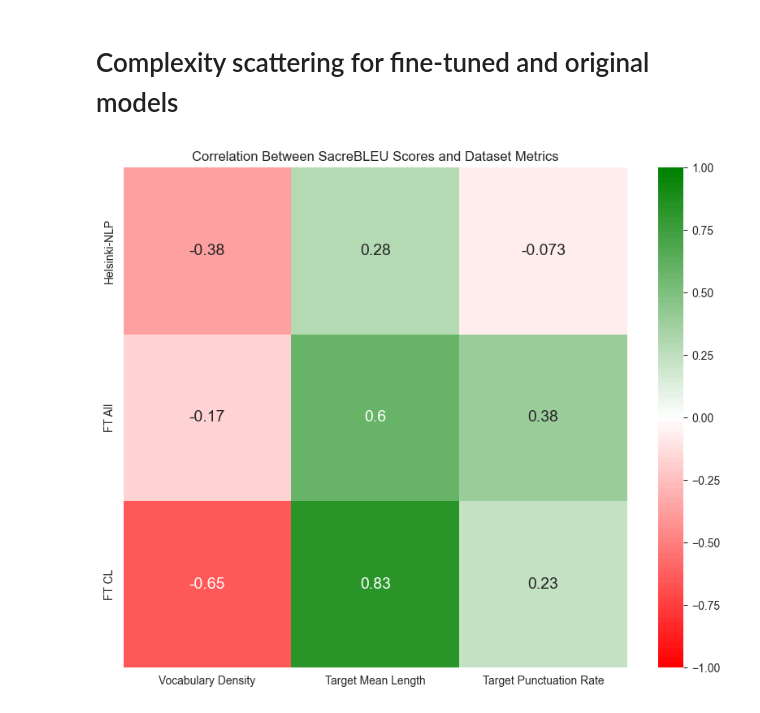
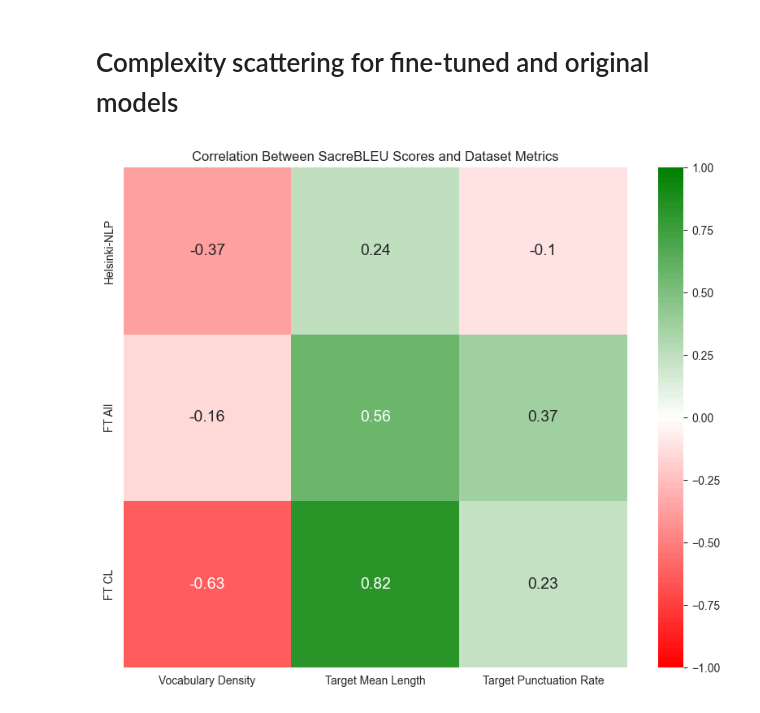
Before and after one commit to zaki-amin/machine-translation-en2es-for-biomedical-text, a Jupyter notebook: data_analysis/graphing/correlations.ipynb, the cells around one changed output. Drawn from its saved outputs; the diff is of its cells as text; code cells hidden in the pictures.

Commit message:
Update graphs for recalculated metrics

```diff
--- a/data_analysis/graphing/correlations.ipynb
+++ b/data_analysis/graphing/correlations.ipynb
@@ -15,34 +15,34 @@ target_punctuation_rates = [0.09, 0.01, 0.09, 0.13, 0.12]
 vocab_density = [v / (n * l) for v, n, l in zip(target_vocab_sizes, number_pairs, target_lengths)]
 
 # Dataset SacreBLEU scores
-original_sacrebleu = [39, 47.8, 49.5, 46.3, 48.4]
-finetuned_all_sacrebleu = [54.5, 48.7, 47.9, 61.4, 45.9]
-finetuned_cl_sacrebleu = [40.7, 49.8, 48.5, 57.7, 48.2]
+original_sacrebleu = [40.2, 48.2, 49.5, 46.4, 48.7]
+finetuned_all_sacrebleu = [55.4, 49.2, 47.9, 61.6, 46.3]
+finetuned_cl_sacrebleu = [41.9, 50.2, 49.6, 57.7, 48.5]
 
 data = {
     'Target Vocab Size': target_vocab_sizes,
     'Target Mean Length': target_lengths,
     'Target Punctuation Rate': target_punctuation_rates,
     'Vocabulary Density': vocab_density,
     'Helsinki-NLP': original_sacrebleu,
     'FT All': finetuned_all_sacrebleu,
     'FT CL': finetuned_cl_sacrebleu
 }
 
 df = pd.DataFrame(data, index=dataset_names)
 
 corr_subset = df[
     ['Vocabulary Density', 'Target Mean Length', 'Target Punctuation Rate', 'Helsinki-NLP', 'FT All', 'FT CL']].corr()
 
 # Extract correlations related to SacreBLEU scores
 sacrebleu_corr = corr_subset.loc[
     ['Helsinki-NLP', 'FT All', 'FT CL'], ['Vocabulary Density', 'Target Mean Length', 'Target Punctuation Rate']]
 
 # Heatmap plot
 plt.figure(figsize=(10, 8))
 colour_map = LinearSegmentedColormap.from_list(name='red_green', colors=['red', 'white', 'green'], N=100)
 sns.heatmap(sacrebleu_corr, annot=True, cmap=colour_map, vmin=-1, vmax=1, annot_kws={"size": 14})
 plt.title('Correlation Between SacreBLEU Scores and Dataset Metrics')
 plt.show()
 # %% [output]
-[figure, old version]
+[figure, new version]
```
Also changed, not shown: 2 other files.
